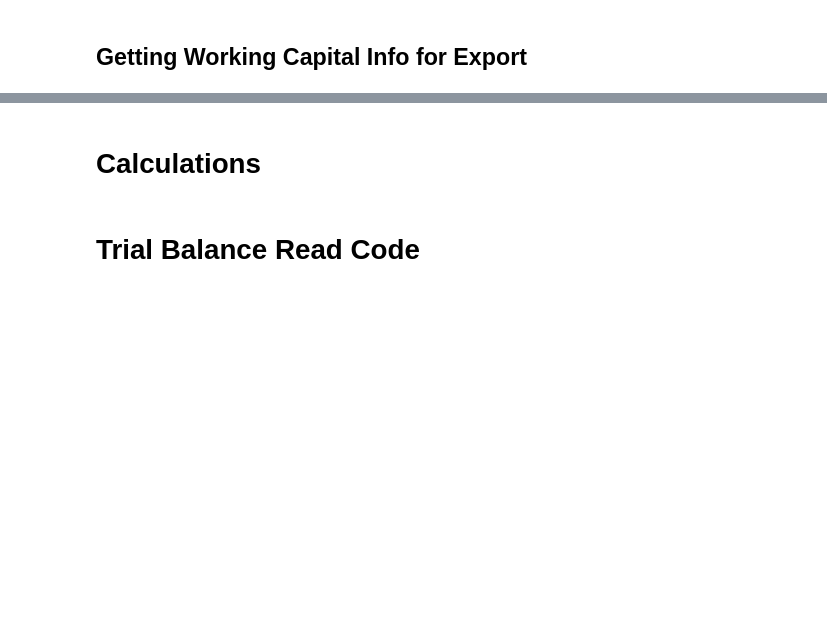
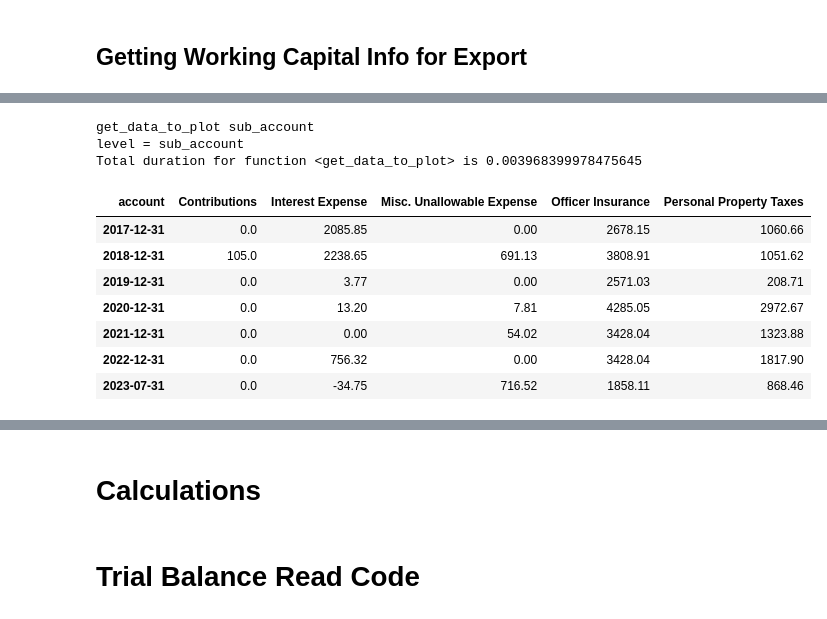
Before and after one commit to jeffwmonroe/Finance-Model, a Jupyter notebook: finance.ipynb, the cells around one changed output, grey strips where cells are left out. Drawn from its saved outputs; the diff is of its cells as text; code cells hidden in the pictures; blank space fills up the shorter version.

```diff
--- a/finance.ipynb
+++ b/finance.ipynb
@@ -78,0 +175,15 @@ accounts.trial_balances[70100]
+# %%
+dis_unallowable  = accounts.get_data_to_plot('sub_account', 'Unallowable', 'account', yearly=True)[0]
+dis_unallowable
+# %% [output]
+get_data_to_plot sub_account
+level = sub_account
+Total duration for function <get_data_to_plot> is 0.003968399978475645
+| account | Contributions | Interest Expense | Misc. Unallowable Expense | Officer Insurance | Personal Property Taxes |
+| 2017-12-31 | 0.0 | 2085.85 | 0.00 | 2678.15 | 1060.66 |
+| 2018-12-31 | 105.0 | 2238.65 | 691.13 | 3808.91 | 1051.62 |
+| 2019-12-31 | 0.0 | 3.77 | 0.00 | 2571.03 | 208.71 |
+| 2020-12-31 | 0.0 | 13.20 | 7.81 | 4285.05 | 2972.67 |
+| 2021-12-31 | 0.0 | 0.00 | 54.02 | 3428.04 | 1323.88 |
+| 2022-12-31 | 0.0 | 756.32 | 0.00 | 3428.04 | 1817.90 |
+| 2023-07-31 | 0.0 | -34.75 | 716.52 | 1858.11 | 868.46 |
```
Also changed, not shown: parts of 14 cells of this notebook, 4 other files.
